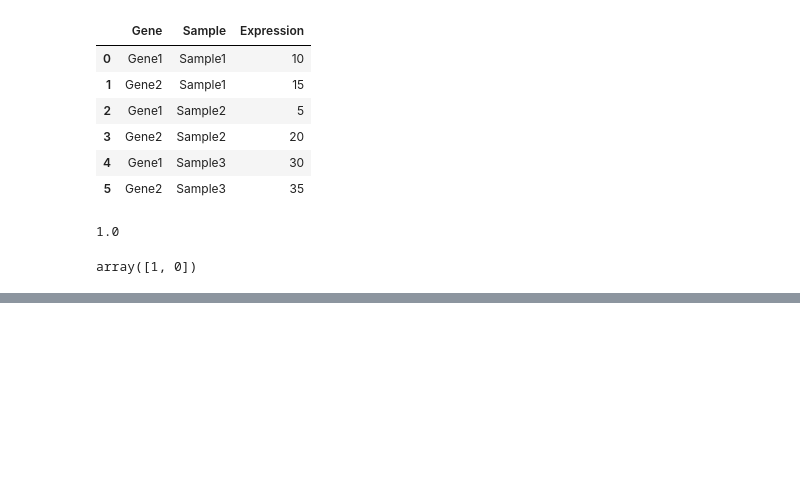
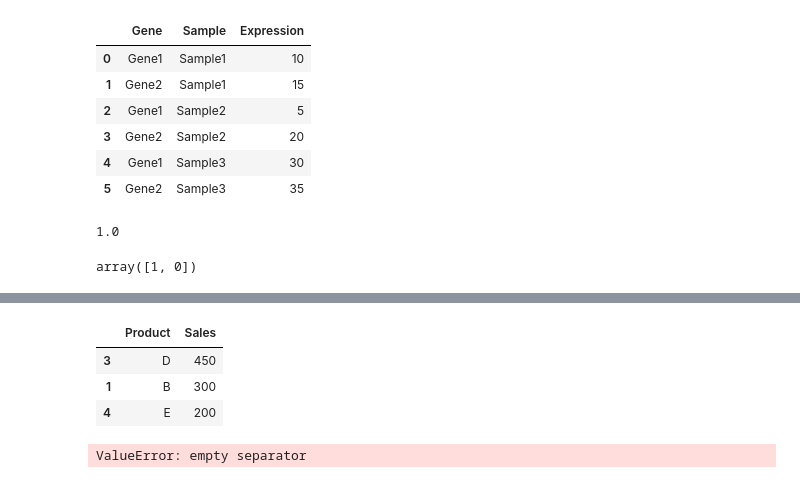
Before and after one commit to G-gnome/practice, a Jupyter notebook: python_review.ipynb, the cells around one changed output, grey strips where cells are left out. Saved outputs shown, nothing was run; the diff lists cells and outputs as text; code cells hidden in the pictures; blank space fills up the shorter version.

```diff
--- a/python_review.ipynb
+++ b/python_review.ipynb
@@ -1061,0 +1140,34 @@ array([[1, 0],
+# %%
+import pandas as pd
+
+data = {
+    'Product': ['A', 'B', 'C', 'D', 'E'],
+    'Sales': [120, 300, 150, 450, 200]
+}
+df = pd.DataFrame(data)
+
+sorted = df.sort_values('Sales', ascending = False)
+
+sorted.head(3)
+
+# Your code here
+# %% [output]
+|  | Product | Sales |
+| 3 | D | 450 |
+| 1 | B | 300 |
+| 4 | E | 200 |
+# %%
+def reverse_string(s):
+    i = 0
+    string = s.split()
+    empty_string = ''
+    for letter in string:
+        empty_string += (string[i])
+        i += 1
+    return empty_string
+
+string = 'ABCDE'
+
+print(reverse_string(string))
+# %% [output]
+ValueError: empty separator
```
Also changed, not shown: parts of 3 cells of this notebook.
